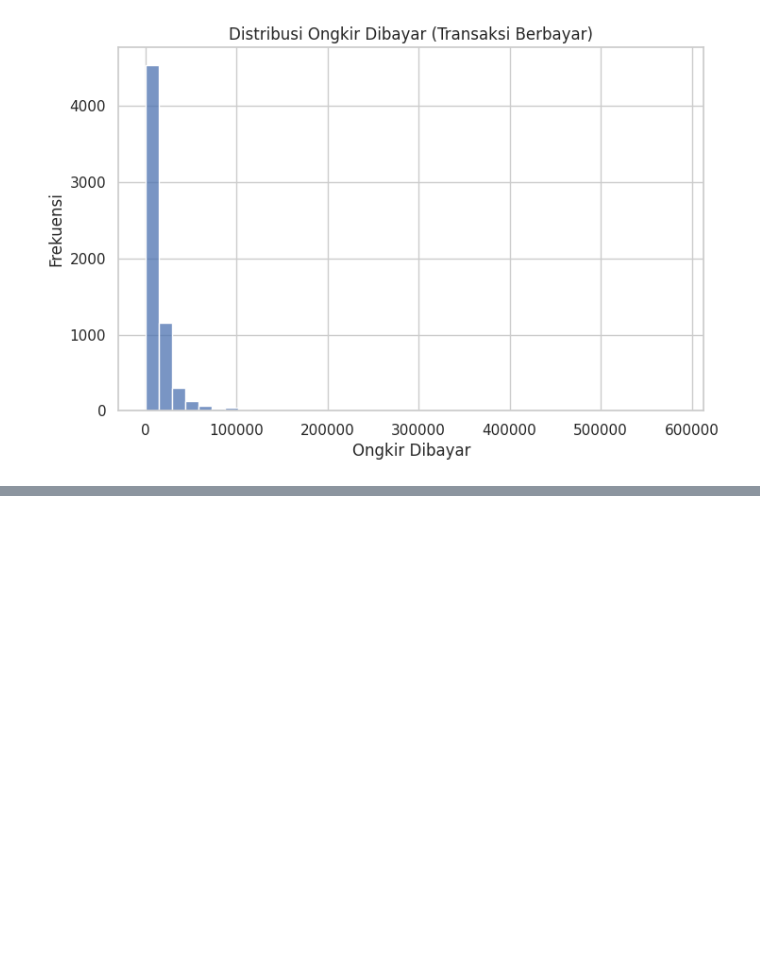
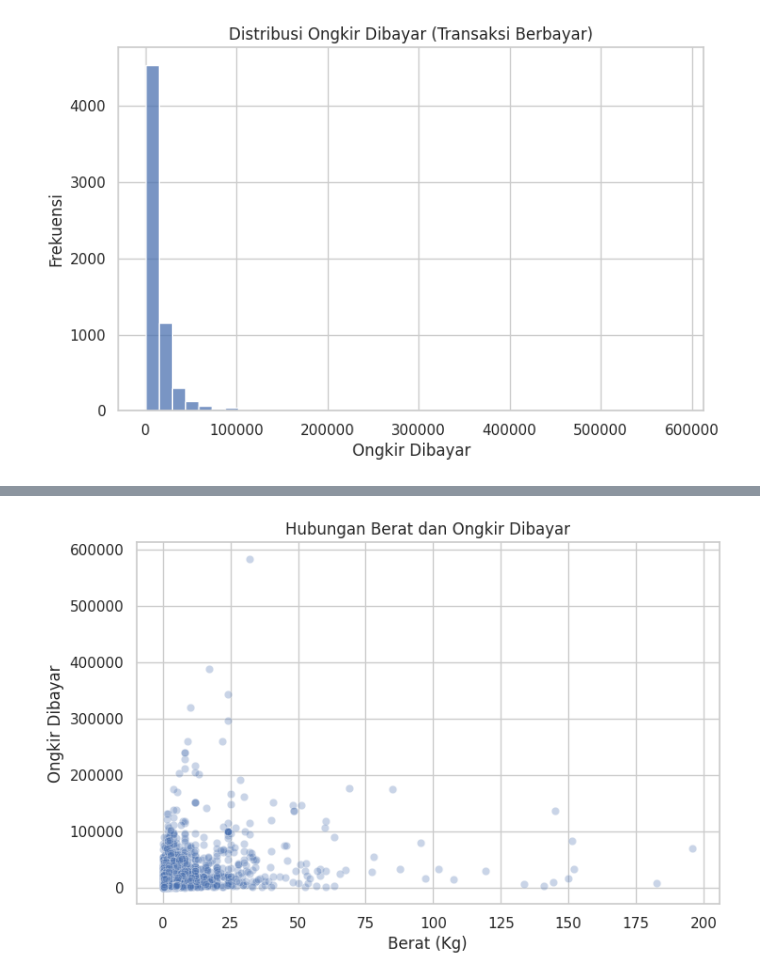
Before and after one commit to AlvitoDwiP/operasional_ecommers_indo, a Jupyter notebook: notebooks/01_analysis.ipynb, the cells around one changed output, grey strips where cells are left out. Saved outputs shown, nothing was run; the diff lists cells and outputs as text; code cells hidden in the pictures; blank space fills up the shorter version.

```diff
--- a/notebooks/01_analysis.ipynb
+++ b/notebooks/01_analysis.ipynb
@@ -484,0 +538,13 @@ plt.show()
+# %%
+plt.figure(figsize=(8,5))
+sns.scatterplot(
+    x=df_paid["total_berat_kg"],
+    y=df_paid["ongkir_dibayar"],
+    alpha=0.3
+)
+plt.title("Hubungan Berat dan Ongkir Dibayar")
+plt.xlabel("Berat (Kg)")
+plt.ylabel("Ongkir Dibayar")
+plt.show()
+# %% [output]
+[figure, added]
```
Also changed, not shown: parts of 7 cells of this notebook, 3 other files.
